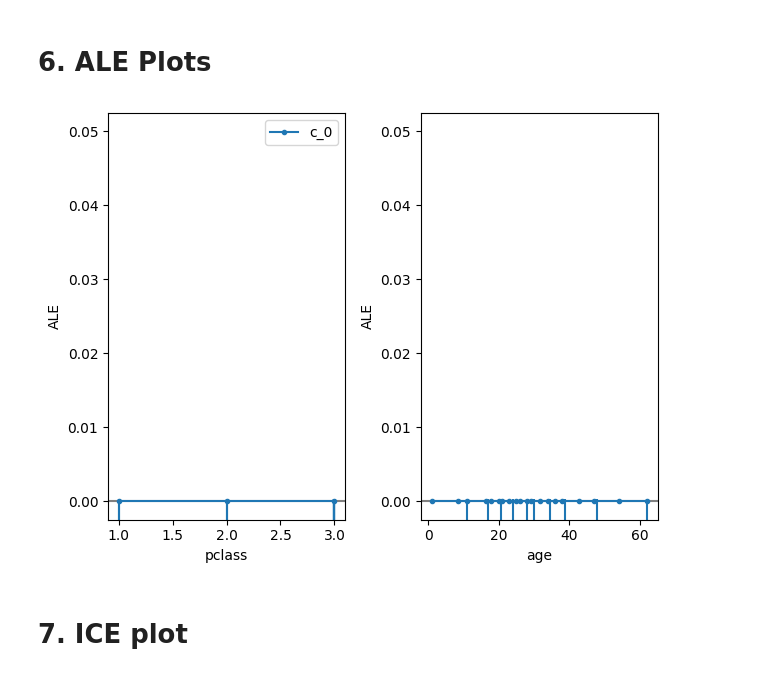
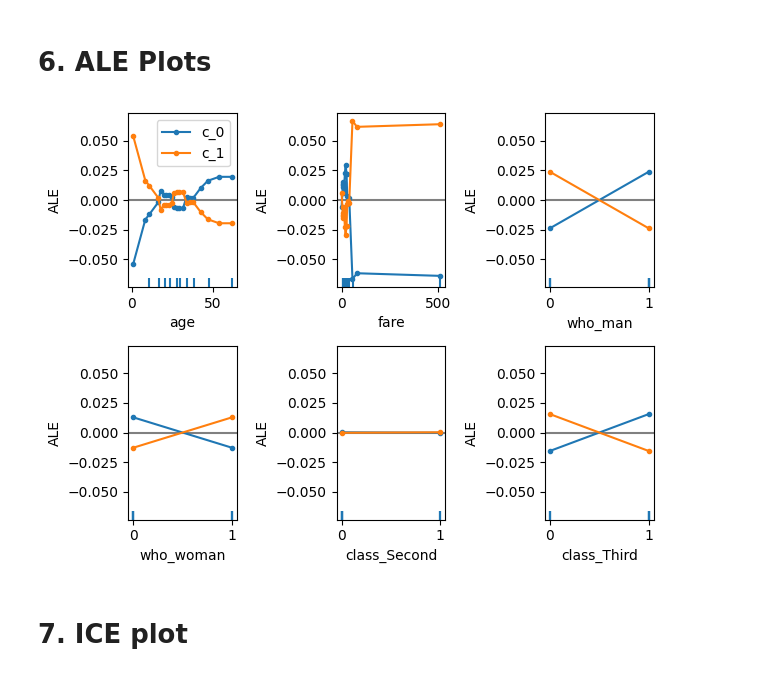
Before and after one commit to akalpit23/Explainable-techniques, a Jupyter notebook: Assignment-6/Explainable_Techniques_Assignment_06.ipynb, the cells around one changed output. Drawn from its saved outputs; the diff is of its cells as text; code cells hidden in the pictures.

```diff
--- a/Assignment-6/Explainable_Techniques_Assignment_06.ipynb
+++ b/Assignment-6/Explainable_Techniques_Assignment_06.ipynb
@@ -189,14 +154,11 @@ plt.show()
 # %% [markdown]
 # 6. ALE Plots
-# %%
-# ALE (Using alibi for ALE)
-ale_explainer = ALE(model.predict, feature_names=X_test.columns.tolist())
-ale_explanation = ale_explainer.explain(X_test.values)
-
-# Plot ALE for the first two features
-plot_ale(ale_explanation, features=[0, 1])  # Updated plotting function
-plt.show()
-# %% [output]
-[figure, removed]
+# %%
+ale_explainer = ALE(model.predict_proba, feature_names=X_train.columns)
+ale_exp = ale_explainer.explain(X_test.values)
+plot_ale(ale_exp, features=features)
+plt.show()
+# %% [output]
+[figure, added]
 # %% [markdown]
 # 7. ICE plot
```
Also changed, not shown: parts of 9 cells of this notebook.
